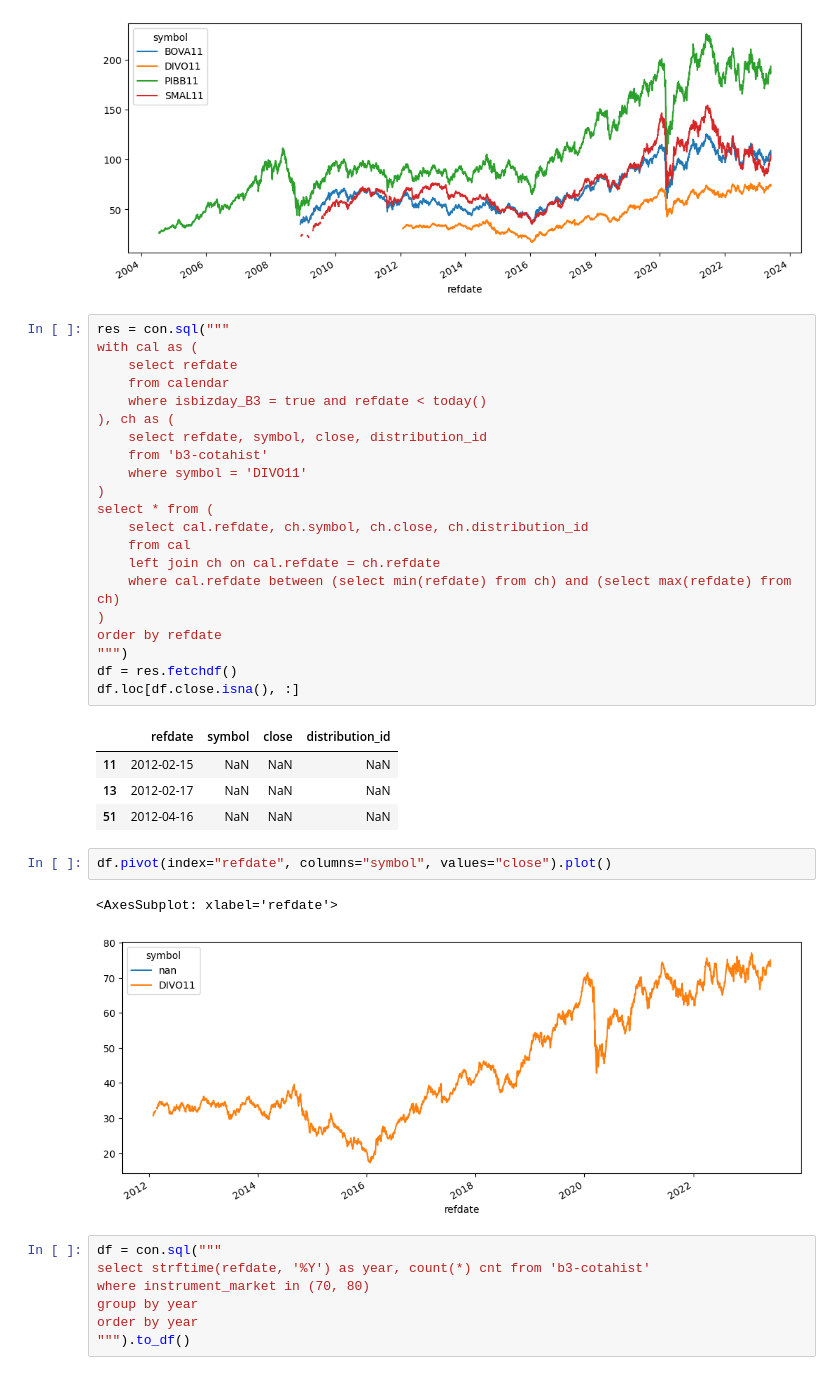
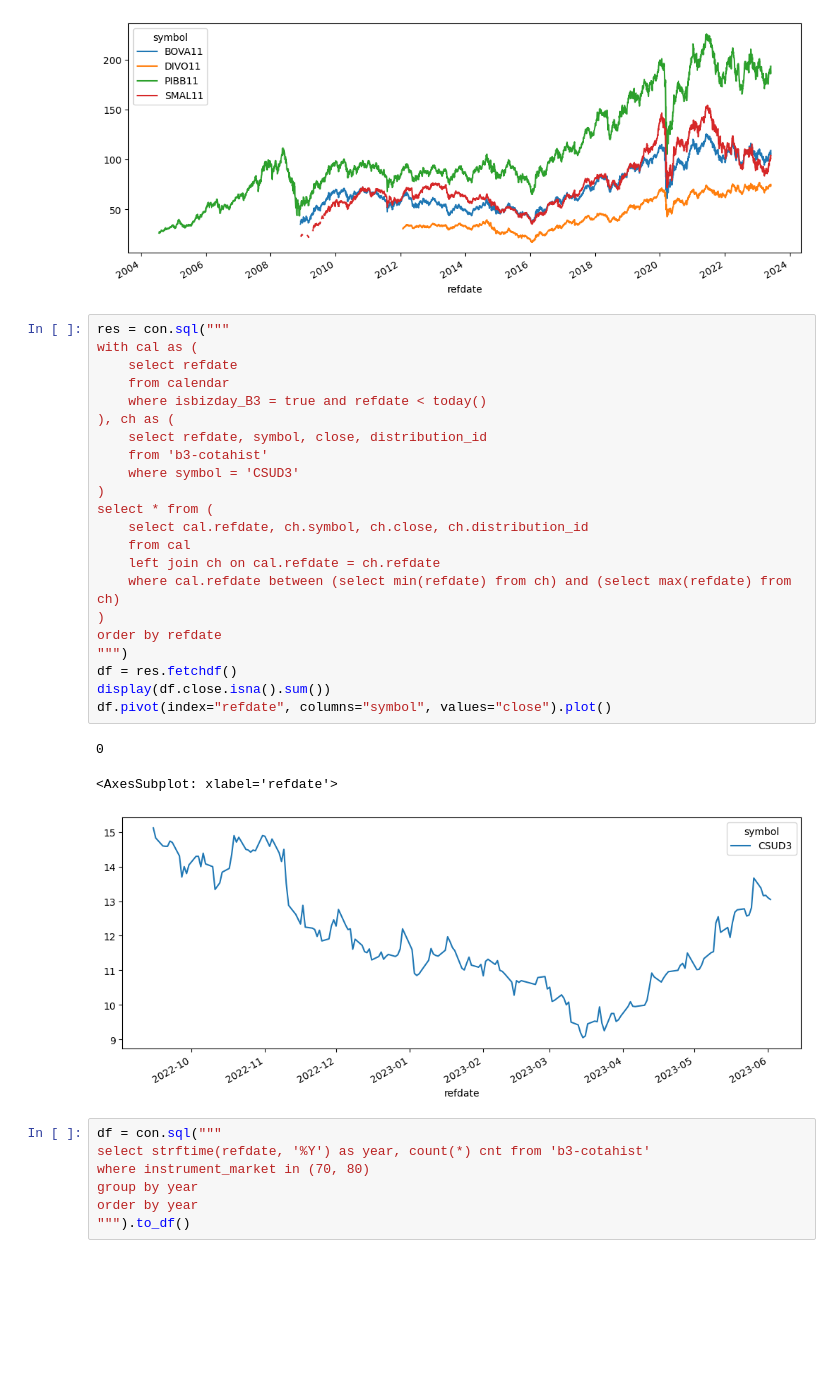
Before and after one commit to wilsonfreitas/brasa, a Jupyter notebook: notebooks/duckdb-cotahist.ipynb, the cells around one changed output. Drawn from its saved outputs; the diff is of its cells as text; blank space fills up the shorter version.

```diff
--- a/notebooks/duckdb-cotahist.ipynb
+++ b/notebooks/duckdb-cotahist.ipynb
@@ -165,34 +175,29 @@ df.pivot(index="refdate", columns="symbol", values="close").plot()
 # %%
 res = con.sql("""
 with cal as (
     select refdate
     from calendar
     where isbizday_B3 = true and refdate < today()
 ), ch as (
     select refdate, symbol, close, distribution_id
     from 'b3-cotahist'
-    where symbol = 'DIVO11'
+    where symbol = 'CSUD3'
 )
 select * from (
     select cal.refdate, ch.symbol, ch.close, ch.distribution_id
     from cal
     left join ch on cal.refdate = ch.refdate
     where cal.refdate between (select min(refdate) from ch) and (select max(refdate) from ch)
 )
 order by refdate
 """)
 df = res.fetchdf()
-df.loc[df.close.isna(), :]
+display(df.close.isna().sum())
+df.pivot(index="refdate", columns="symbol", values="close").plot()
 # %% [output]
-|  | refdate | symbol | close | distribution_id |
-| 11 | 2012-02-15 | NaN | NaN | NaN |
-| 13 | 2012-02-17 | NaN | NaN | NaN |
-| 51 | 2012-04-16 | NaN | NaN | NaN |
+0
+<AxesSubplot: xlabel='refdate'>
+[figure, added]
-# %%
-df.pivot(index="refdate", columns="symbol", values="close").plot()
-# %% [output]
-<AxesSubplot: xlabel='refdate'>
-[figure, removed]
 # %%
 df = con.sql("""
 select strftime(refdate, '%Y') as year, count(*) cnt from 'b3-cotahist'
```
Also changed, not shown: parts of 10 cells of this notebook, 3 other files.
